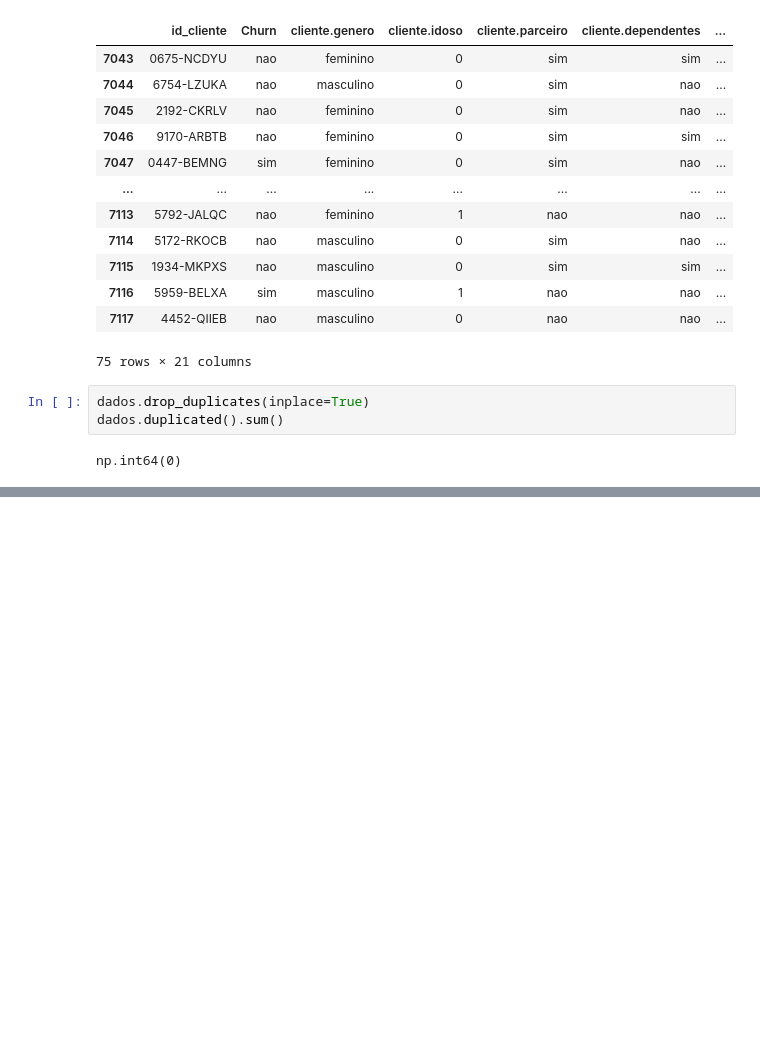
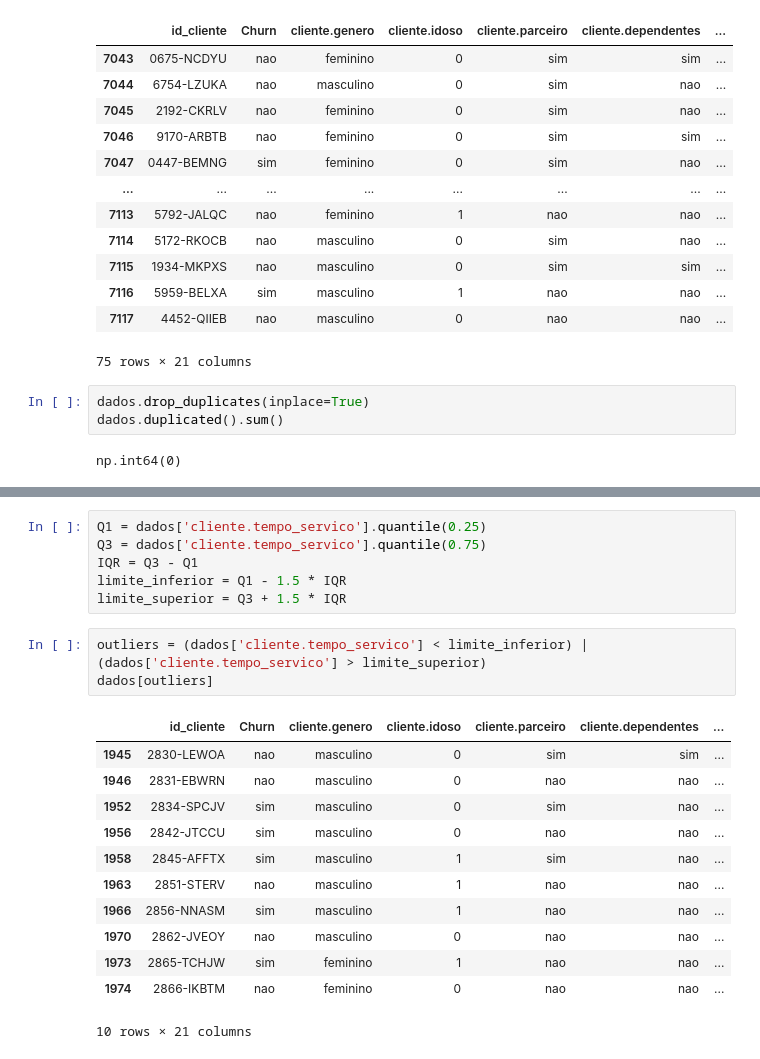
Before and after one commit to DouglasLeite77/python, a Jupyter notebook: curso 05 panda/app.ipynb, the cells around one changed output, grey strips where cells are left out. Cells and saved outputs as stored; diff of their text form; blank space fills up the shorter version.

```diff
--- a/curso 05 panda/app.ipynb
+++ b/curso 05 panda/app.ipynb
@@ -186,0 +334,22 @@ np.int64(0)
+# %%
+Q1 = dados['cliente.tempo_servico'].quantile(0.25)
+Q3 = dados['cliente.tempo_servico'].quantile(0.75)
+IQR = Q3 - Q1
+limite_inferior = Q1 - 1.5 * IQR
+limite_superior = Q3 + 1.5 * IQR
+# %%
+outliers = (dados['cliente.tempo_servico'] < limite_inferior) | (dados['cliente.tempo_servico'] > limite_superior)
+dados[outliers]
+# %% [output]
+|  | id_cliente | Churn | cliente.genero | cliente.idoso | cliente.parceiro | cliente.dependentes | ... |
+| 1945 | 2830-LEWOA | nao | masculino | 0 | sim | sim | ... |
+| 1946 | 2831-EBWRN | nao | masculino | 0 | nao | nao | ... |
+| 1952 | 2834-SPCJV | sim | masculino | 0 | sim | nao | ... |
+| 1956 | 2842-JTCCU | sim | masculino | 0 | nao | nao | ... |
+| 1958 | 2845-AFFTX | sim | masculino | 1 | sim | nao | ... |
+| 1963 | 2851-STERV | nao | masculino | 1 | nao | nao | ... |
+| 1966 | 2856-NNASM | sim | masculino | 1 | nao | nao | ... |
+| 1970 | 2862-JVEOY | nao | masculino | 0 | nao | nao | ... |
+| 1973 | 2865-TCHJW | sim | feminino | 1 | nao | nao | ... |
+| 1974 | 2866-IKBTM | nao | feminino | 0 | nao | nao | ... |
+10 rows × 21 columns
```
Also changed, not shown: parts of 16 cells of this notebook.
